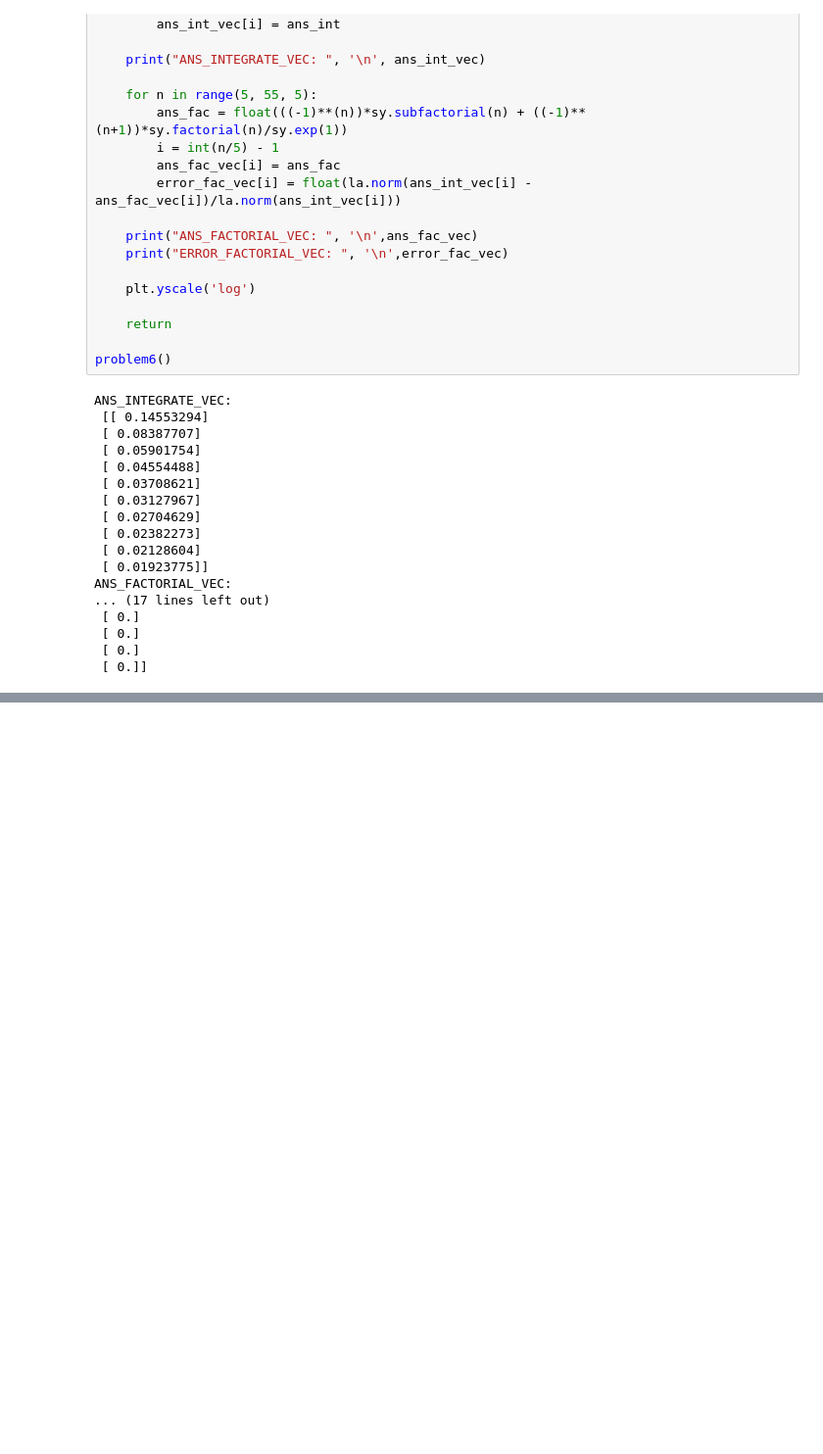
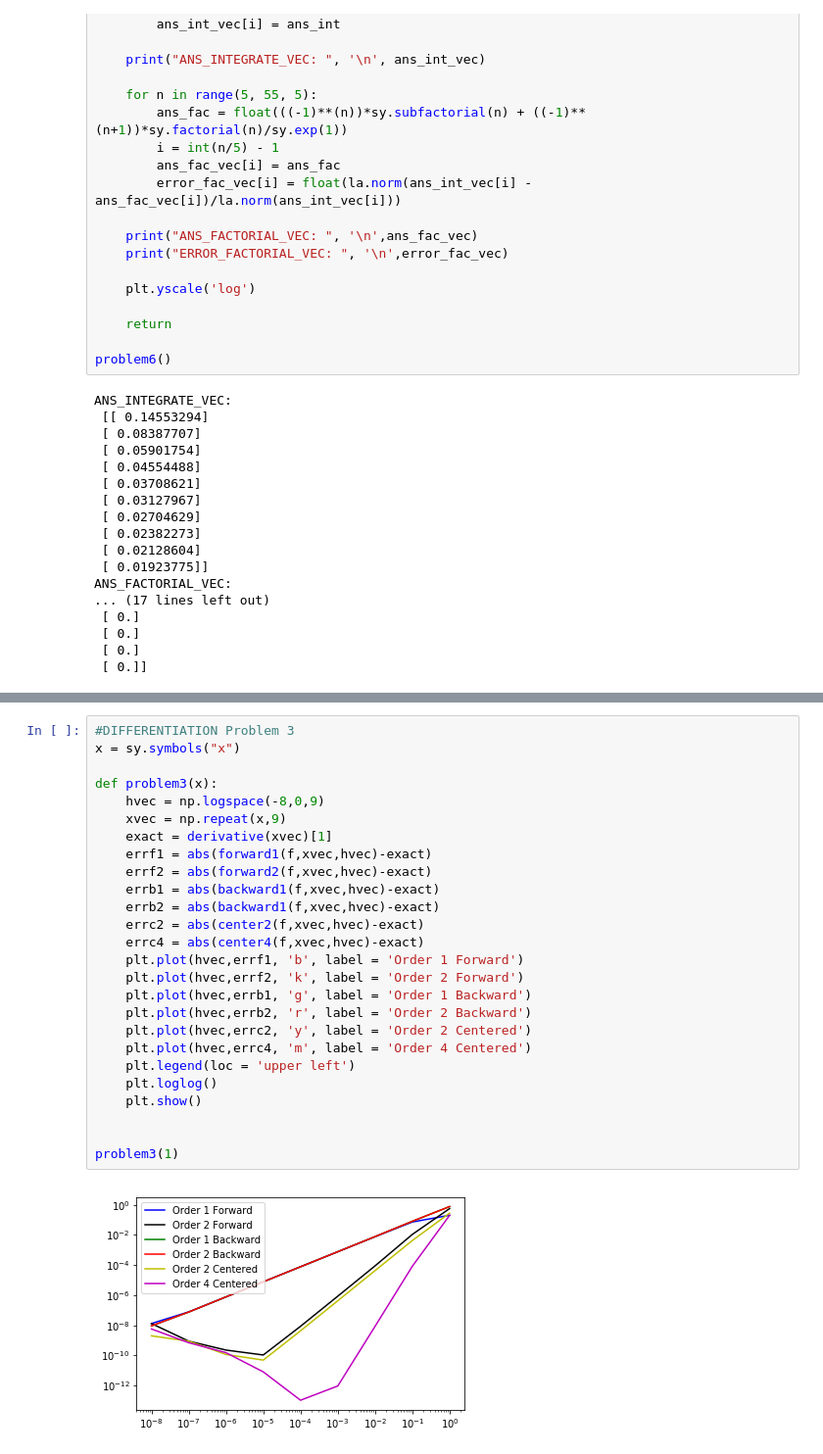
Before and after one commit to benlimsh/BootCamp2017, a Jupyter notebook: Labs/Computation/Week 4/computation_pset4.ipynb, the cells around one changed output, grey strips where cells are left out. Shown at 98% size. Saved outputs shown, nothing was run; the diff lists cells and outputs as text; blank space fills up the shorter version.

```diff
--- a/Labs/Computation/Week 4/computation_pset4.ipynb
+++ b/Labs/Computation/Week 4/computation_pset4.ipynb
@@ -532,0 +524,28 @@ ZeroDivisionError: integer division or modulo by zero
+# %%
+#DIFFERENTIATION Problem 3
+x = sy.symbols("x")
+
+def problem3(x):
+    hvec = np.logspace(-8,0,9)
+    xvec = np.repeat(x,9)
+    exact = derivative(xvec)[1]
+    errf1 = abs(forward1(f,xvec,hvec)-exact)
+    errf2 = abs(forward2(f,xvec,hvec)-exact)
+    errb1 = abs(backward1(f,xvec,hvec)-exact)
+    errb2 = abs(backward1(f,xvec,hvec)-exact)
+    errc2 = abs(center2(f,xvec,hvec)-exact)
+    errc4 = abs(center4(f,xvec,hvec)-exact)
+    plt.plot(hvec,errf1, 'b', label = 'Order 1 Forward')
+    plt.plot(hvec,errf2, 'k', label = 'Order 2 Forward')
+    plt.plot(hvec,errb1, 'g', label = 'Order 1 Backward')
+    plt.plot(hvec,errb2, 'r', label = 'Order 2 Backward')
+    plt.plot(hvec,errc2, 'y', label = 'Order 2 Centered')
+    plt.plot(hvec,errc4, 'm', label = 'Order 4 Centered')
+    plt.legend(loc = 'upper left')
+    plt.loglog()
+    plt.show()
+
+
+problem3(1)
+# %% [output]
+[figure, added]
```
Also changed, not shown: parts of 27 cells of this notebook, 3 other files.
